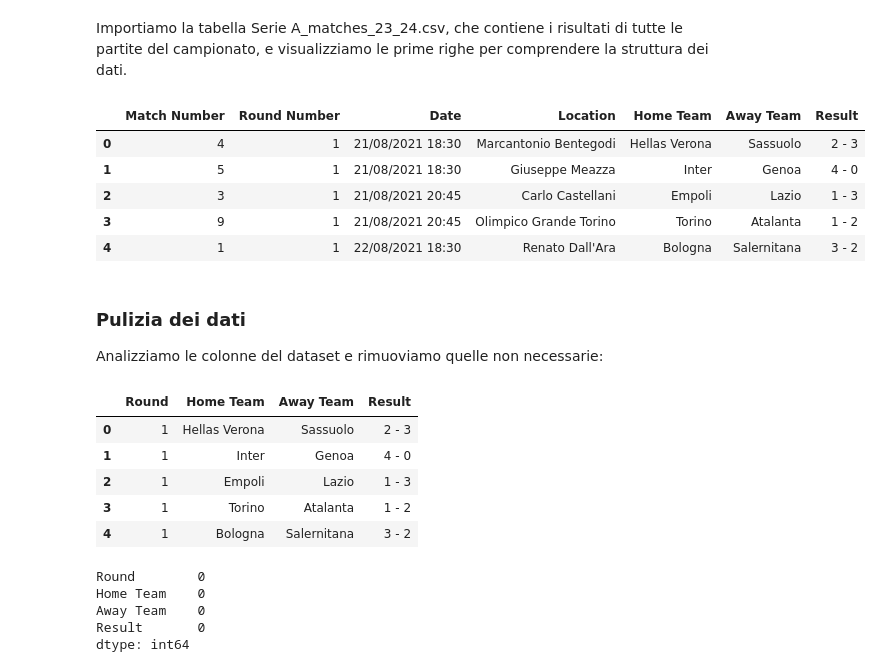
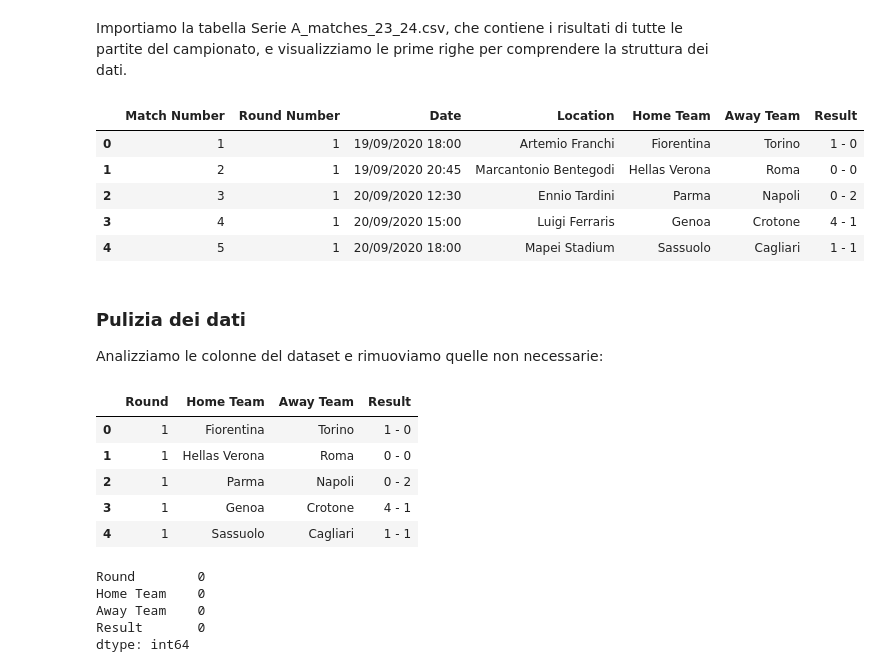
Before and after one commit to DavideJohn/IDS, a Jupyter notebook: laboratori/ProgettoFinale/ProgettoFinale.ipynb, the cells around one changed output. Saved outputs shown, nothing was run; the diff lists cells and outputs as text; code cells hidden in the pictures.

```diff
--- a/laboratori/ProgettoFinale/ProgettoFinale.ipynb
+++ b/laboratori/ProgettoFinale/ProgettoFinale.ipynb
@@ -23,15 +23,15 @@ import scipy.stats as stats
 # %% [markdown]
 Importiamo la tabella Serie A_matches_23_24.csv, che contiene i risultati di tutte le partite del campionato, e visualizziamo le prime righe per comprendere la struttura dei dati.
 # %%
-matches = pd.read_csv('dataset/2021-2022.csv')
+matches = pd.read_csv('dataset/2020-2021.csv')
 matches.head()
 # %% [output]
 |  | Match Number | Round Number | Date | Location | Home Team | Away Team | Result |
-| 0 | 4 | 1 | 21/08/2021 18:30 | Marcantonio Bentegodi | Hellas Verona | Sassuolo | 2 - 3 |
-| 1 | 5 | 1 | 21/08/2021 18:30 | Giuseppe Meazza | Inter | Genoa | 4 - 0 |
-| 2 | 3 | 1 | 21/08/2021 20:45 | Carlo Castellani | Empoli | Lazio | 1 - 3 |
-| 3 | 9 | 1 | 21/08/2021 20:45 | Olimpico Grande Torino | Torino | Atalanta | 1 - 2 |
-| 4 | 1 | 1 | 22/08/2021 18:30 | Renato Dall'Ara | Bologna | Salernitana | 3 - 2 |
+| 0 | 1 | 1 | 19/09/2020 18:00 | Artemio Franchi | Fiorentina | Torino | 1 - 0 |
+| 1 | 2 | 1 | 19/09/2020 20:45 | Marcantonio Bentegodi | Hellas Verona | Roma | 0 - 0 |
+| 2 | 3 | 1 | 20/09/2020 12:30 | Ennio Tardini | Parma | Napoli | 0 - 2 |
+| 3 | 4 | 1 | 20/09/2020 15:00 | Luigi Ferraris | Genoa | Crotone | 4 - 1 |
+| 4 | 5 | 1 | 20/09/2020 18:00 | Mapei Stadium | Sassuolo | Cagliari | 1 - 1 |
 # %% [markdown]
 ### Pulizia dei dati
 
@@ -43,11 +43,11 @@ matches.drop(drop_columns, axis=1, inplace=True)
 matches.head()
 # %% [output]
 |  | Round | Home Team | Away Team | Result |
-| 0 | 1 | Hellas Verona | Sassuolo | 2 - 3 |
-| 1 | 1 | Inter | Genoa | 4 - 0 |
-| 2 | 1 | Empoli | Lazio | 1 - 3 |
-| 3 | 1 | Torino | Atalanta | 1 - 2 |
-| 4 | 1 | Bologna | Salernitana | 3 - 2 |
+| 0 | 1 | Fiorentina | Torino | 1 - 0 |
+| 1 | 1 | Hellas Verona | Roma | 0 - 0 |
+| 2 | 1 | Parma | Napoli | 0 - 2 |
+| 3 | 1 | Genoa | Crotone | 4 - 1 |
+| 4 | 1 | Sassuolo | Cagliari | 1 - 1 |
 # %%
 # Verifichiamo la presenza di valori nulli
 matches.isnull().sum()
```
Also changed, not shown: parts of 14 cells of this notebook.
